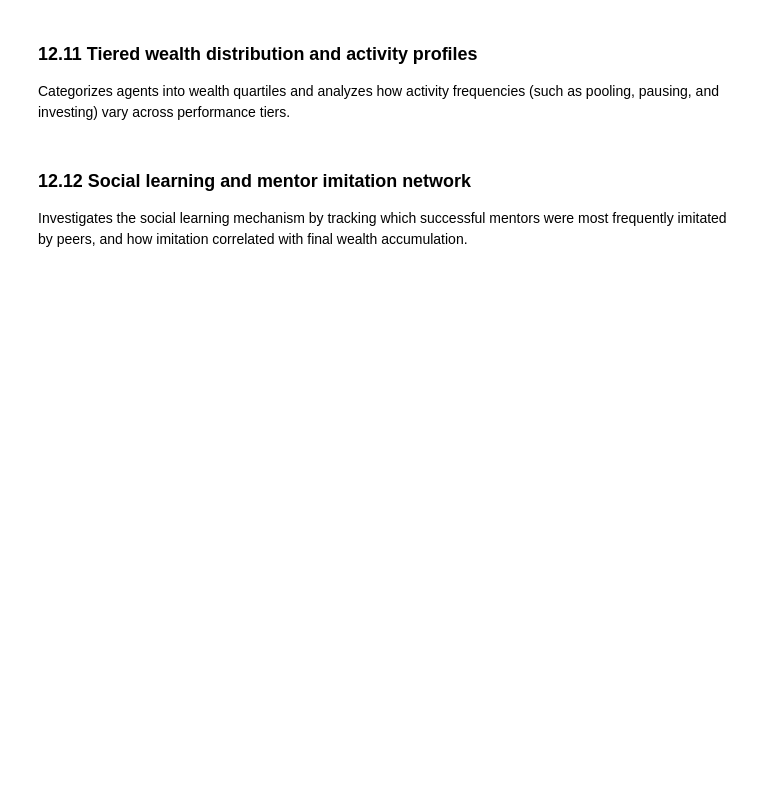
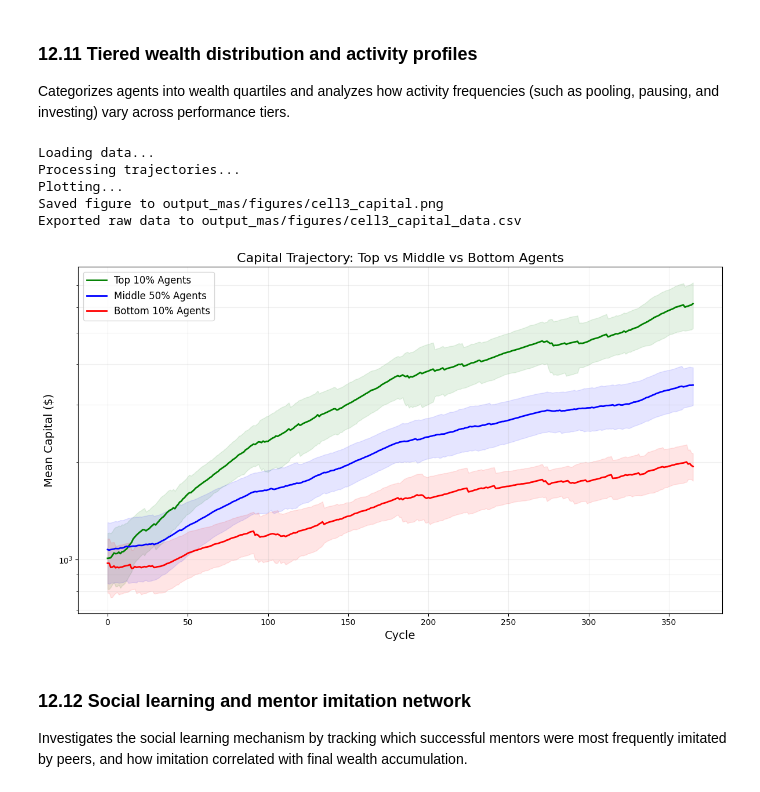
Before and after one commit to hate-bugs/ProcessMiningGroup10, a Jupyter notebook: notebook.ipynb, the cells around one changed output. Drawn from its saved outputs; the diff is of its cells as text; code cells hidden in the pictures; blank space fills up the shorter version.

```diff
--- a/notebook.ipynb
+++ b/notebook.ipynb
@@ -1696,33 +1923,50 @@ top_traj = cycle_states[cycle_states['agent_id'].isin(top_ids)].groupby('cycle')
 mid_traj = cycle_states[cycle_states['agent_id'].isin(mid_ids)].groupby('cycle')['capital'].agg(['mean', 'std']).fillna(0)
 bot_traj = cycle_states[cycle_states['agent_id'].isin(bottom_ids)].groupby('cycle')['capital'].agg(['mean', 'std']).fillna(0)
 
 # 4. Plot
 print("Plotting...")
 plt.style.use('default') # Avoid seaborn dependency error if not installed
 plt.figure(figsize=(12, 7))
 
 # Top 10%
 plt.plot(top_traj.index, top_traj['mean'], color='green', linewidth=2, label='Top 10% Agents')
 plt.fill_between(top_traj.index, top_traj['mean'] - top_traj['std'], top_traj['mean'] + top_traj['std'], color='green', alpha=0.1)
 
 # Middle 50%
 plt.plot(mid_traj.index, mid_traj['mean'], color='blue', linewidth=2, label='Middle 50% Agents')
 plt.fill_between(mid_traj.index, mid_traj['mean'] - mid_traj['std'], mid_traj['mean'] + mid_traj['std'], color='blue', alpha=0.1)
 
 # Bottom 10%
 plt.plot(bot_traj.index, bot_traj['mean'], color='red', linewidth=2, label='Bottom 10% Agents')
 plt.fill_between(bot_traj.index, bot_traj['mean'] - bot_traj['std'], bot_traj['mean'] + bot_traj['std'], color='red', alpha=0.1)
 
 plt.title('Capital Trajectory: Top vs Middle vs Bottom Agents', fontsize=16)
 plt.xlabel('Cycle', fontsize=14)
 plt.ylabel('Mean Capital ($)', fontsize=14)
 plt.yscale('log') # Log scale because of exponential growth
 plt.legend(fontsize=12)
 plt.grid(True, which="both", ls="-", alpha=0.2)
 plt.tight_layout()
 
 plt.savefig('output_mas/figures/cell3_capital.png')
 print("Saved figure to output_mas/figures/cell3_capital.png")
+
+# ── Export raw data for LaTeX/TikZ ──
+traj_export = pd.DataFrame({
+    'cycle': top_traj.index,
+    'top_mean': top_traj['mean'].values, 'top_std': top_traj['std'].values,
+    'mid_mean': mid_traj['mean'].values[:len(top_traj)], 'mid_std': mid_traj['std'].values[:len(top_traj)],
+    'bot_mean': bot_traj['mean'].values[:len(top_traj)], 'bot_std': bot_traj['std'].values[:len(top_traj)],
+})
+traj_export.to_csv('output_mas/figures/cell3_capital_data.csv', index=False)
+print('Exported raw data to output_mas/figures/cell3_capital_data.csv')
+# %% [output]
+Loading data...
+Processing trajectories...
+Plotting...
+Saved figure to output_mas/figures/cell3_capital.png
+Exported raw data to output_mas/figures/cell3_capital_data.csv
+[figure, added]
 # %% [markdown]
 ### 12.12 Social learning and mentor imitation network
 
```
Also changed, not shown: parts of 44 cells of this notebook.
